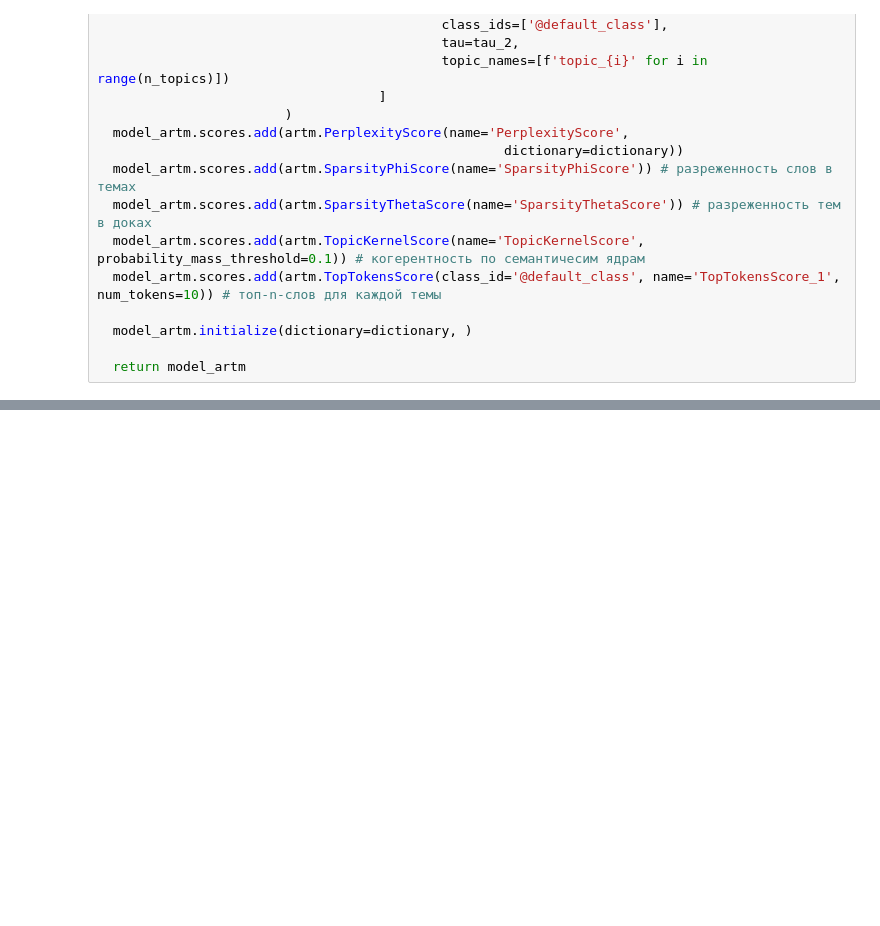
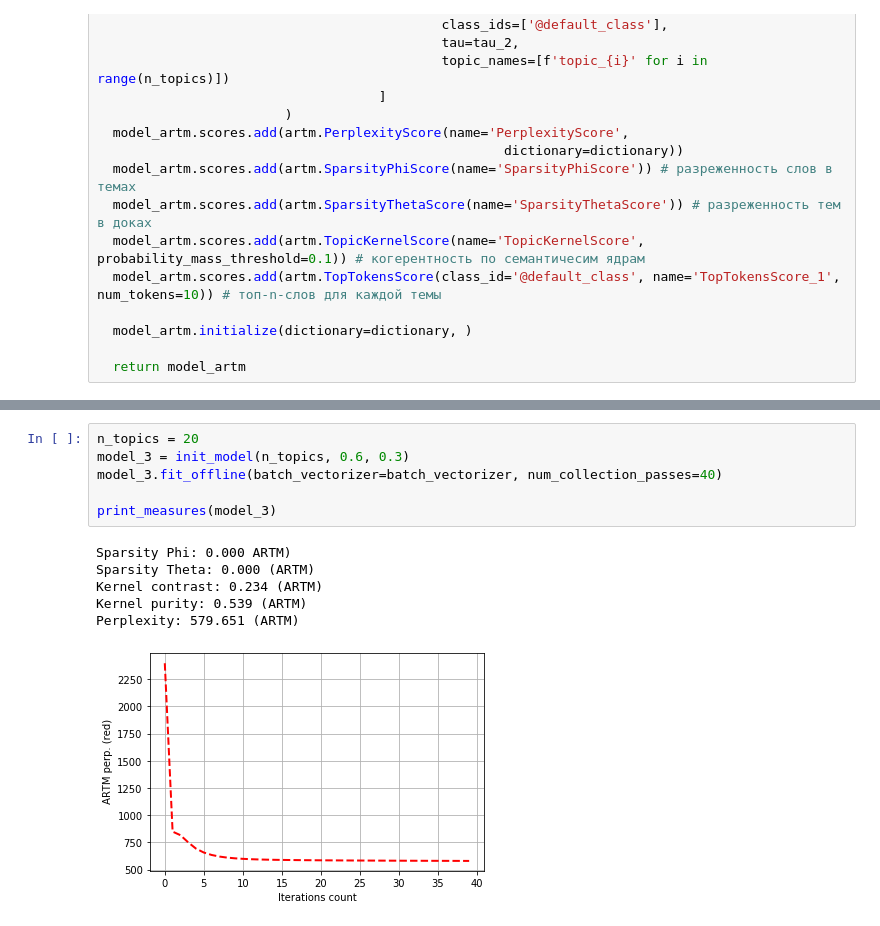
Before and after one commit to SvA1/Compling, a Jupyter notebook: HW5_part2.ipynb, the cells around one changed output, grey strips where cells are left out. Drawn from its saved outputs; the diff is of its cells as text; blank space fills up the shorter version.

```diff
--- a/HW5_part2.ipynb
+++ b/HW5_part2.ipynb
@@ -413,0 +311,13 @@ Perplexity: 420.389 (ARTM)
+# %%
+n_topics = 20
+model_3 = init_model(n_topics, 0.6, 0.3)
+model_3.fit_offline(batch_vectorizer=batch_vectorizer, num_collection_passes=40)
+
+print_measures(model_3)
+# %% [output]
+Sparsity Phi: 0.000 ARTM)
+Sparsity Theta: 0.000 (ARTM)
+Kernel contrast: 0.234 (ARTM)
+Kernel purity: 0.539 (ARTM)
+Perplexity: 579.651 (ARTM)
+[figure, added]
```
Also changed, not shown: parts of 23 cells of this notebook.
